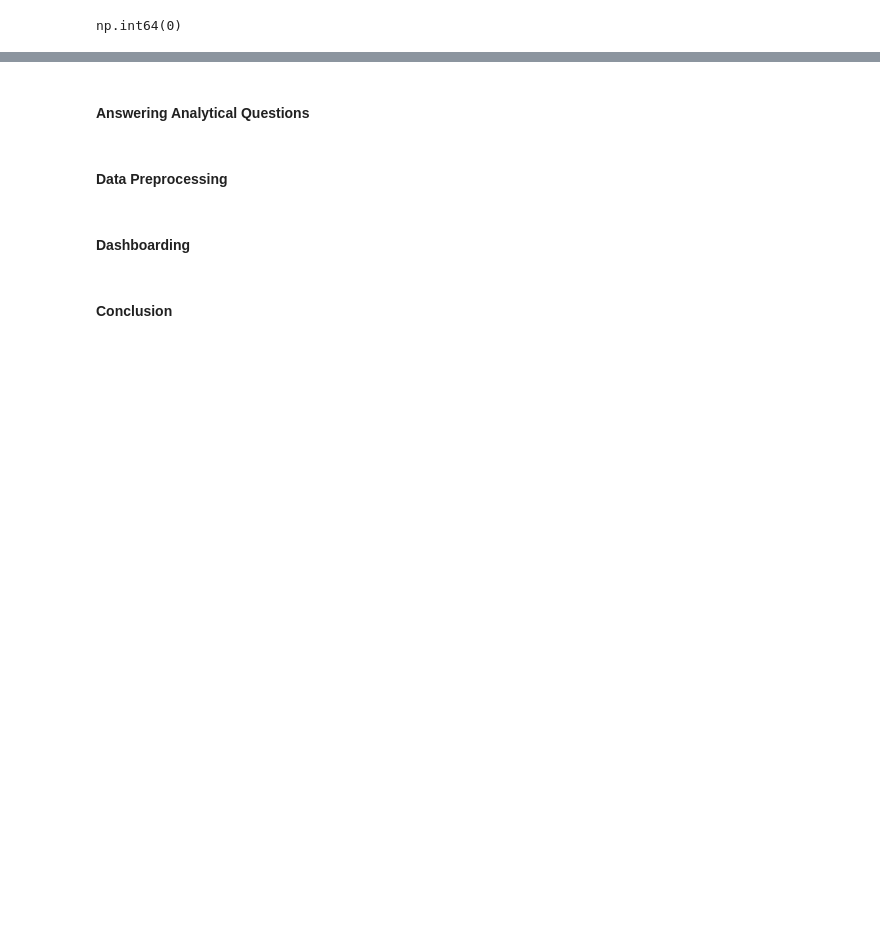
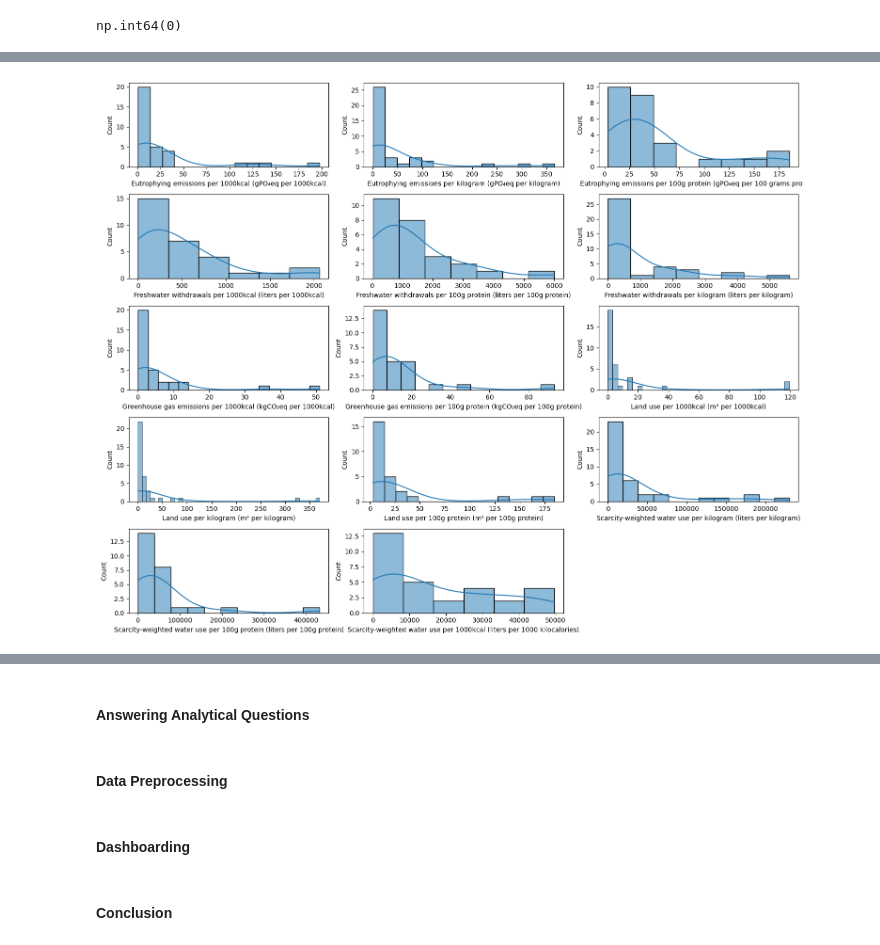
Before and after one commit to adubrightkwartengsnr/Environmental_Impact_Of_Food_Production_Analysis, a Jupyter notebook: notebook/environment_impact_of_food_analysis.ipynb, the cells around one changed output, grey strips where cells are left out. Saved outputs shown, nothing was run; the diff lists cells and outputs as text; code cells hidden in the pictures; blank space fills up the shorter version.

```diff
--- a/notebook/environment_impact_of_food_analysis.ipynb
+++ b/notebook/environment_impact_of_food_analysis.ipynb
@@ -218,0 +265,36 @@ np.int64(0)
+# %%
+# Check for distribution of the other columns
+columns_with_null = ['Eutrophying emissions per 1000kcal (gPO₄eq per 1000kcal)',
+       'Eutrophying emissions per kilogram (gPO₄eq per kilogram)',
+       'Eutrophying emissions per 100g protein (gPO₄eq per 100 grams protein)',
+       'Freshwater withdrawals per 1000kcal (liters per 1000kcal)',
+       'Freshwater withdrawals per 100g protein (liters per 100g protein)',
+       'Freshwater withdrawals per kilogram (liters per kilogram)',
+       'Greenhouse gas emissions per 1000kcal (kgCO₂eq per 1000kcal)',
+       'Greenhouse gas emissions per 100g protein (kgCO₂eq per 100g protein)',
+       'Land use per 1000kcal (m² per 1000kcal)',
+       'Land use per kilogram (m² per kilogram)',
+       'Land use per 100g protein (m² per 100g protein)',
+       'Scarcity-weighted water use per kilogram (liters per kilogram)',
+       'Scarcity-weighted water use per 100g protein (liters per 100g protein)',
+       'Scarcity-weighted water use per 1000kcal (liters per 1000 kilocalories)']
+
+n_cols = 3
+n_rows = -(-len(columns_with_null)// n_cols)
+
+# create subplots
+fig, axes = plt.subplots(nrows=n_rows, ncols=n_cols, figsize = (15,12))
+# Flatten the axes
+axes = axes.flatten()
+
+# loop through the list of columns
+for i, col in enumerate(columns_with_null):
+    sns.histplot(df[col], kde = True, ax=axes[i])
+# Remove empty subplots
+for j in range(i+1, len(axes)):
+    fig.delaxes(axes[j])
+
+plt.tight_layout()
+plt.show()
+# %% [output]
+[figure, added]
```
Also changed, not shown: parts of 44 cells of this notebook.
